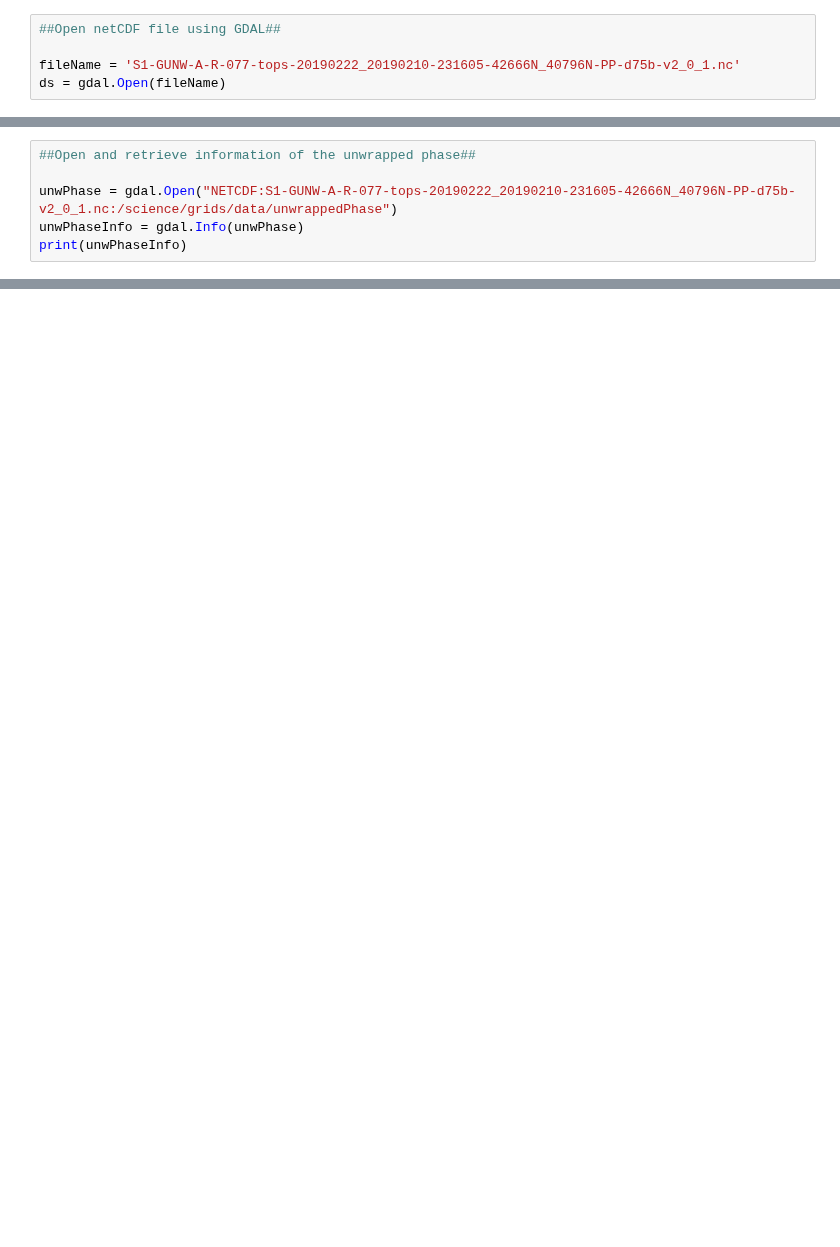
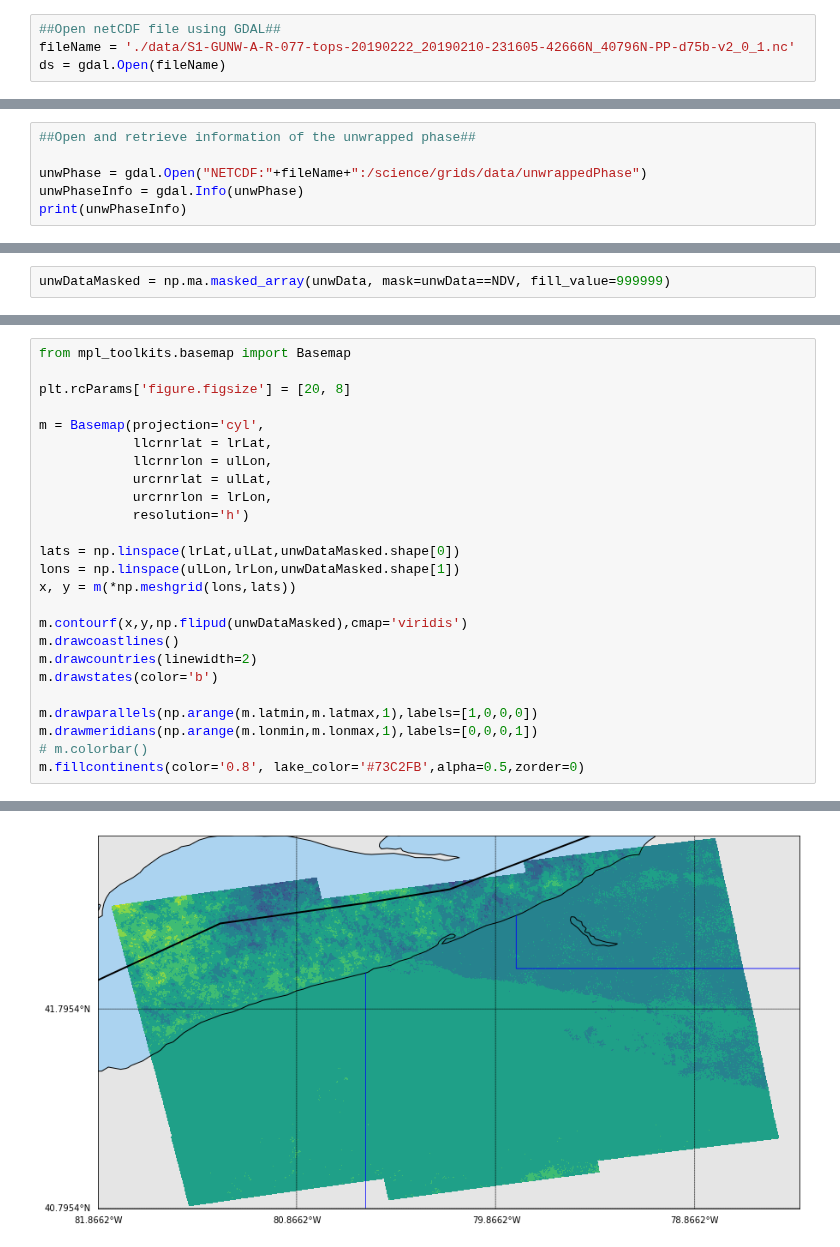
Before and after one commit to aria-tools/ARIA-tools-docs, a Jupyter notebook: JupyterDocs/GDAL_basics.ipynb, the cells around one changed output, grey strips where cells are left out. Drawn from its saved outputs; the diff is of its cells as text; blank space fills up the shorter version.

Commit message:
first notebook with GDAL basics and the data folder which contains the sample data file

```diff
--- a/JupyterDocs/GDAL_basics.ipynb
+++ b/JupyterDocs/GDAL_basics.ipynb
@@ -8,5 +34,4 @@ gdal.UseExceptions()
 # %%
 ##Open netCDF file using GDAL##
-
-fileName = 'S1-GUNW-A-R-077-tops-20190222_20190210-231605-42666N_40796N-PP-d75b-v2_0_1.nc'
+fileName = './data/S1-GUNW-A-R-077-tops-20190222_20190210-231605-42666N_40796N-PP-d75b-v2_0_1.nc'
 ds = gdal.Open(fileName)
@@ -36,7 +72,7 @@ Center      (  256.0,  256.0)
 # %%
 ##Open and retrieve information of the unwrapped phase##
 
-unwPhase = gdal.Open("NETCDF:S1-GUNW-A-R-077-tops-20190222_20190210-231605-42666N_40796N-PP-d75b-v2_0_1.nc:/science/grids/data/unwrappedPhase")
+unwPhase = gdal.Open("NETCDF:"+fileName+":/science/grids/data/unwrappedPhase")
 unwPhaseInfo = gdal.Info(unwPhase)
 print(unwPhaseInfo)
 # %% [output]
@@ -68,0 +167,2 @@ fig = plt.imshow(unwDataMasked,cmap='viridis')
+# %%
+unwDataMasked = np.ma.masked_array(unwData, mask=unwData==NDV, fill_value=999999)
@@ -68,0 +185,26 @@ fig = plt.imshow(unwDataMasked,cmap='viridis')
+# %%
+from mpl_toolkits.basemap import Basemap
+
+plt.rcParams['figure.figsize'] = [20, 8]
+
+m = Basemap(projection='cyl',
+            llcrnrlat = lrLat,
+            llcrnrlon = ulLon,
+            urcrnrlat = ulLat,
+            urcrnrlon = lrLon,
+            resolution='h')
+
+lats = np.linspace(lrLat,ulLat,unwDataMasked.shape[0])
+lons = np.linspace(ulLon,lrLon,unwDataMasked.shape[1])
+x, y = m(*np.meshgrid(lons,lats))
+
+m.contourf(x,y,np.flipud(unwDataMasked),cmap='viridis')
+m.drawcoastlines()
+m.drawcountries(linewidth=2)
+m.drawstates(color='b')
+
+m.drawparallels(np.arange(m.latmin,m.latmax,1),labels=[1,0,0,0])
+m.drawmeridians(np.arange(m.lonmin,m.lonmax,1),labels=[0,0,0,1])
+# m.colorbar()
+m.fillcontinents(color='0.8', lake_color='#73C2FB',alpha=0.5,zorder=0)
+# %% [output]
@@ -68,0 +215 @@ fig = plt.imshow(unwDataMasked,cmap='viridis')
+[figure, added]
```
Also changed, not shown: parts of 28 cells of this notebook, 1 other file.
